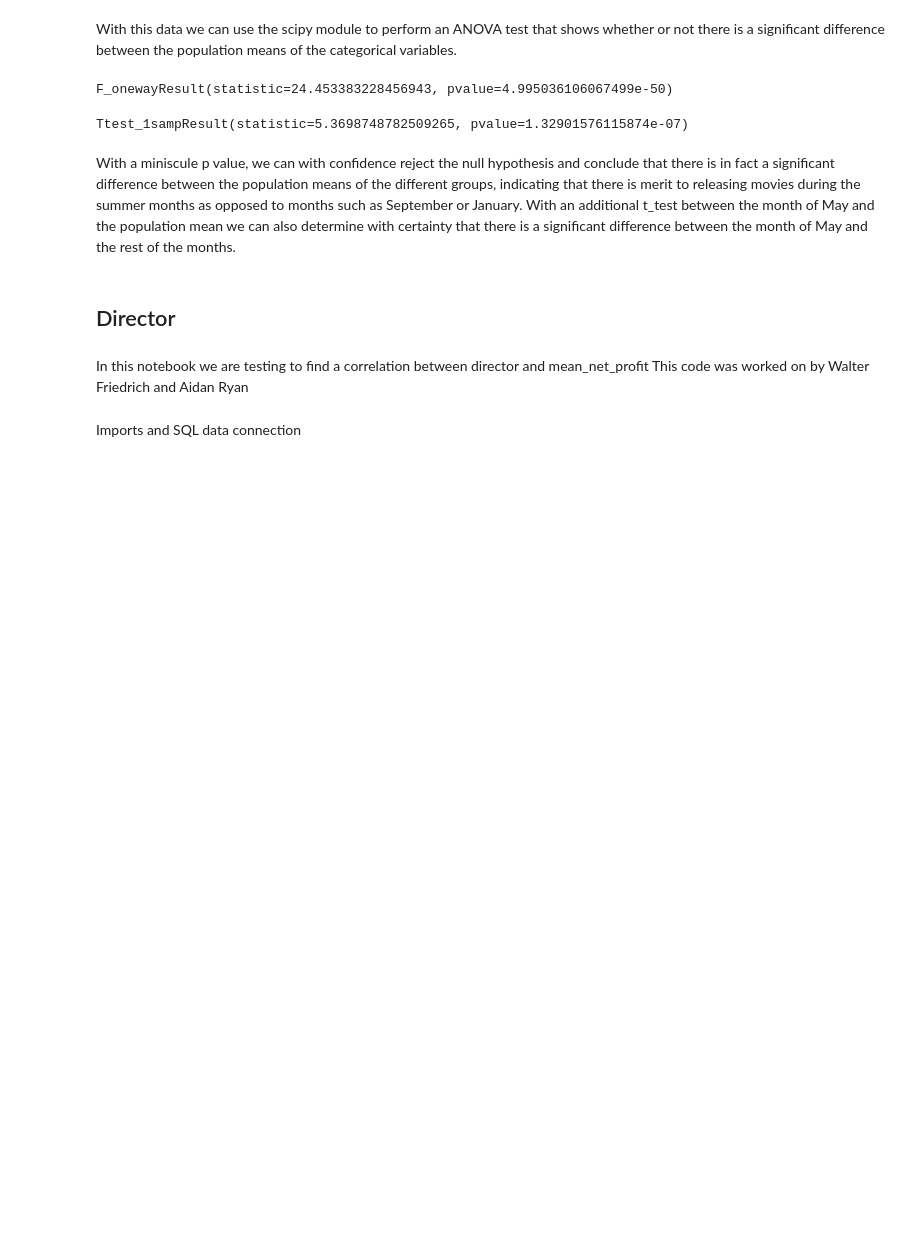
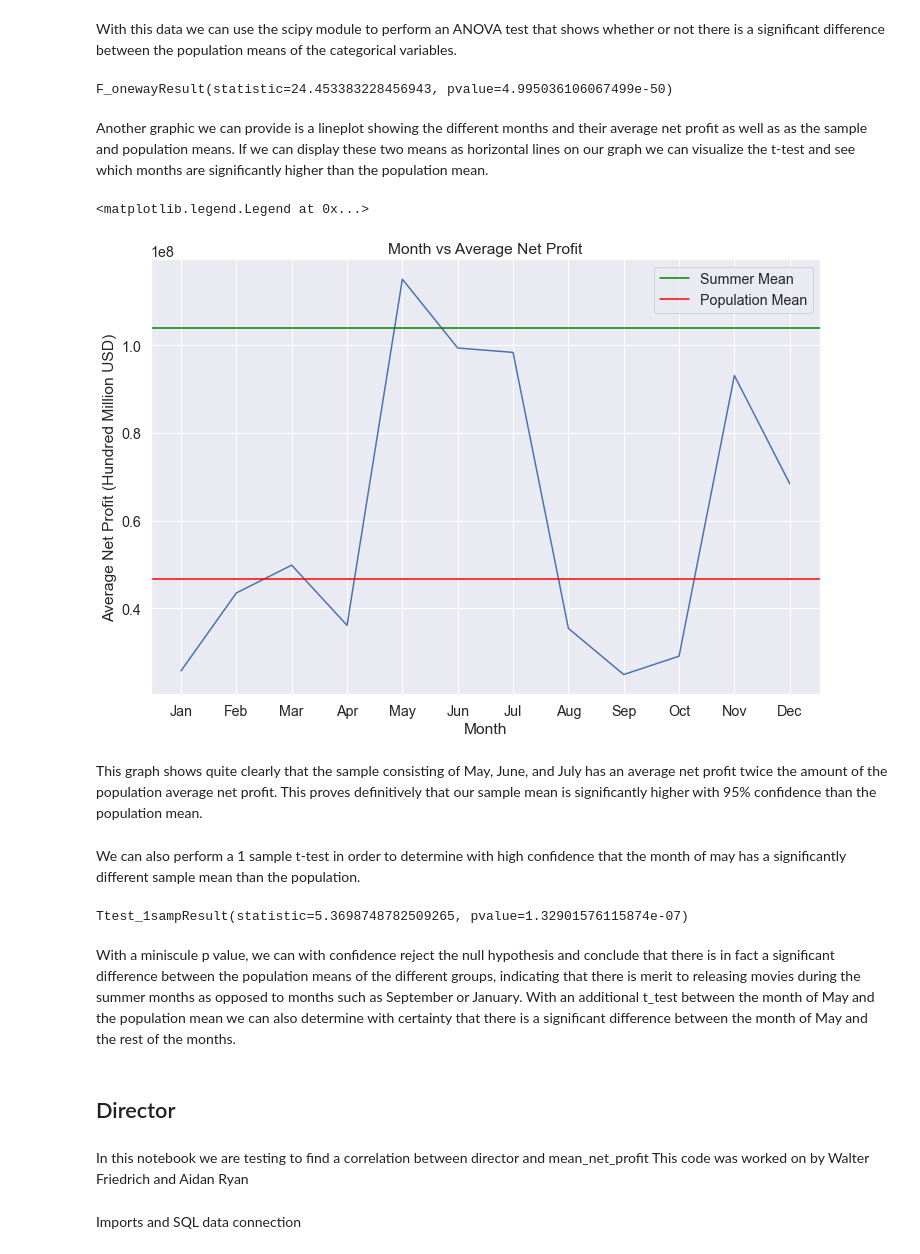
Before and after one commit to rolandrao/capstone-repo, a Jupyter notebook: report_notebook.ipynb, the cells around one changed output. Cells and saved outputs as stored; diff of their text form; code cells hidden in the pictures; blank space fills up the shorter version.

```diff
--- a/report_notebook.ipynb
+++ b/report_notebook.ipynb
@@ -114,6 +113,21 @@ dec = month_data[month_data.month == 'Dec'].net_profit
 f_oneway(jan, feb, mar, apr, may, jun, jul, aug, sep, oct, nov, dec)
 # %% [output]
 F_onewayResult(statistic=24.453383228456943, pvalue=4.995036106067499e-50)
+# %% [markdown]
+Another graphic we can provide is a lineplot showing the different months and their average net profit as well as as the sample and population means. If we can display these two means as horizontal lines on our graph we can visualize the t-test and see which months are significantly higher than the population mean.
+# %%
+line_plot = sns.lineplot(data=month_agg_data, x='month', y='mean_net_profit')
+line_plot.set(xlabel='Month', ylabel='Average Net Profit (Hundred Million USD)', title='Month vs Average Net Profit')
+line_plot.axhline(month_data[(month_data.month == 'May')|(month_data.month == 'Jun')|(month_data.month == 'Jul') ].net_profit.mean(), color='green', label='Summer Mean')
+line_plot.axhline(month_data[(month_data.month != 'May')&(month_data.month != 'Jun')&(month_data.month != 'Jul') ].net_profit.mean(), color='red', label='Population Mean')
+line_plot.legend()
+# %% [output]
+<matplotlib.legend.Legend at 0x...>
+[figure, added]
+# %% [markdown]
+This graph shows quite clearly that the sample consisting of May, June, and July has an average net profit twice the amount of the population average net profit. This proves definitively that our sample mean is significantly higher with 95% confidence than the population mean.
+# %% [markdown]
+We can also perform a 1 sample t-test in order to determine with high confidence that the month of may has a significantly different sample mean than the population.
 # %%
 ttest_1samp(may, month_data.net_profit.mean())
 # %% [output]
```
Also changed, not shown: parts of 7 cells of this notebook.
